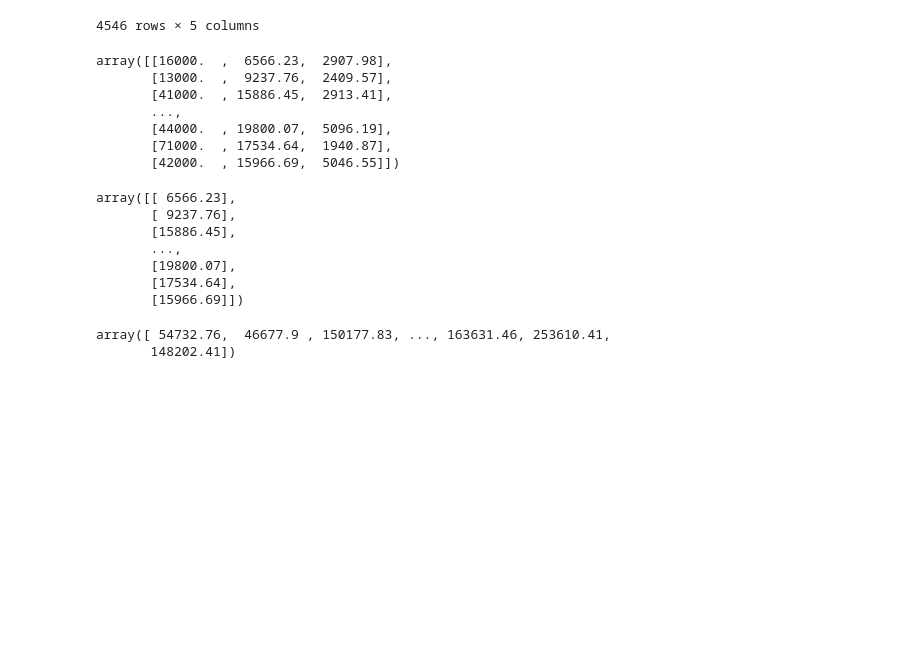
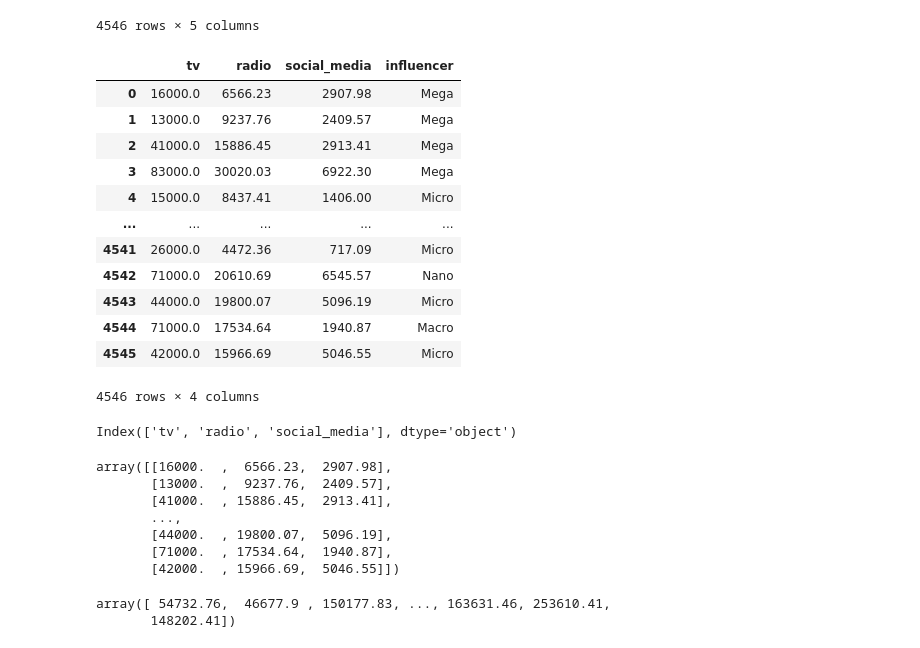
Before and after one commit to Bil115/Sales_Predictive_Model, a Jupyter notebook: sales_prediction.ipynb, the cells around one changed output. Drawn from its saved outputs; the diff is of its cells as text; code cells hidden in the pictures; blank space fills up the shorter version.

```diff
--- a/sales_prediction.ipynb
+++ b/sales_prediction.ipynb
@@ -23,3 +23,24 @@ sales_df.drop('influencer',axis=1,inplace=True)
+# %%
+sales_df.drop('sales',axis=1)
+# %% [output]
+|  | tv | radio | social_media | influencer |
+| 0 | 16000.0 | 6566.23 | 2907.98 | Mega |
+| 1 | 13000.0 | 9237.76 | 2409.57 | Mega |
+| 2 | 41000.0 | 15886.45 | 2913.41 | Mega |
+| 3 | 83000.0 | 30020.03 | 6922.30 | Mega |
+| 4 | 15000.0 | 8437.41 | 1406.00 | Micro |
+| ... | ... | ... | ... | ... |
+| 4541 | 26000.0 | 4472.36 | 717.09 | Micro |
+| 4542 | 71000.0 | 20610.69 | 6545.57 | Nano |
+| 4543 | 44000.0 | 19800.07 | 5096.19 | Micro |
+| 4544 | 71000.0 | 17534.64 | 1940.87 | Macro |
+| 4545 | 42000.0 | 15966.69 | 5046.55 | Micro |
+4546 rows × 4 columns
+# %%
+names=main_columns.columns
+names
+# %% [output]
+Index(['tv', 'radio', 'social_media'], dtype='object')
 # %%
 #Split the dataset into features and targets
 x=sales_df.drop("sales",axis=1).values
@@ -32,18 +53,6 @@ array([[16000.  ,  6566.23,  2907.98],
        [44000.  , 19800.07,  5096.19],
        [71000.  , 17534.64,  1940.87],
        [42000.  , 15966.69,  5046.55]])
-# %%
-#Resahpe x
-x=x.reshape(-1,1)
-x
-# %% [output]
-array([[ 6566.23],
-       [ 9237.76],
-       [15886.45],
-       ...,
-       [19800.07],
-       [17534.64],
-       [15966.69]])
 # %%
 #Targets
 y=sales_df['sales'].values
```
Also changed, not shown: parts of 4 cells of this notebook.
